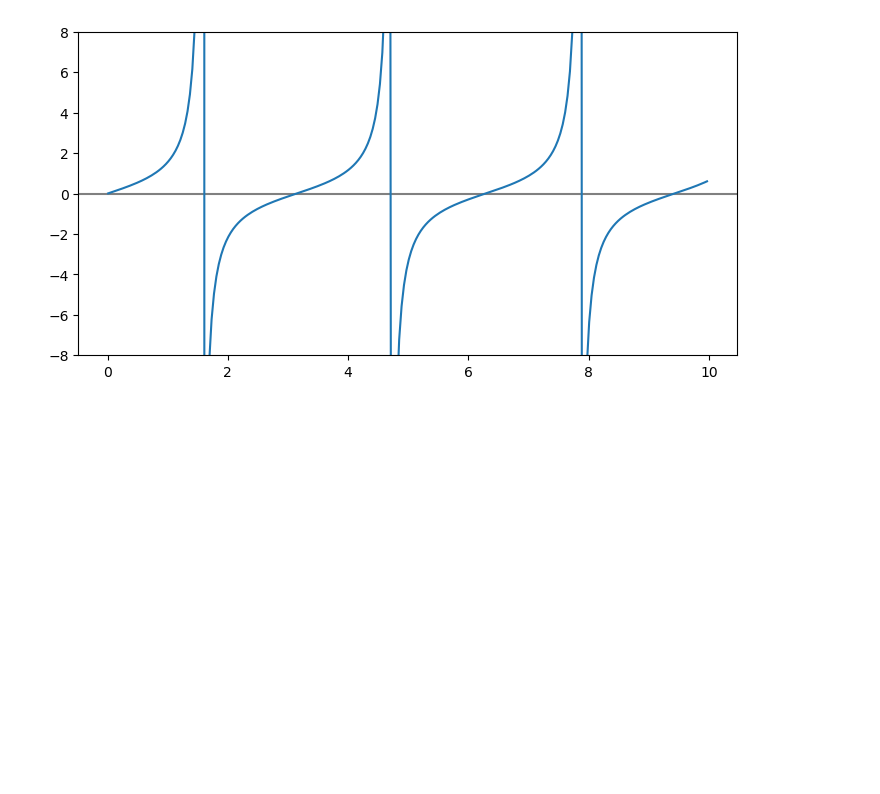
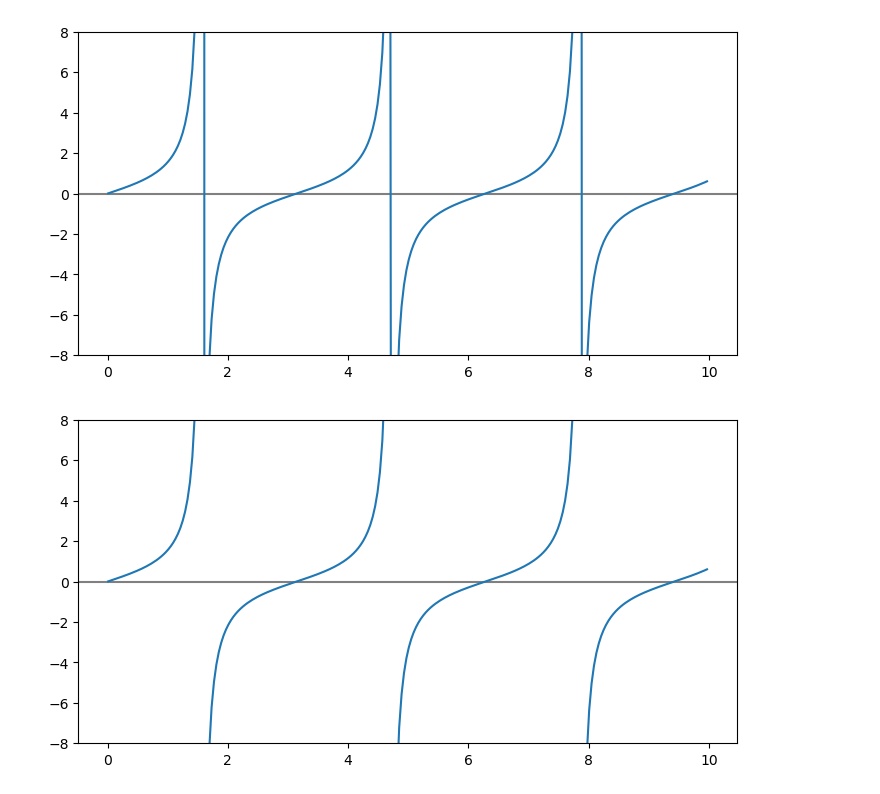
Before and after one commit to SEB91QA/Python-for-Science-Engineering, a Jupyter notebook: Section 8/Plotting.ipynb, the cells around one changed output. Drawn from its saved outputs; the diff is of its cells as text; code cells hidden in the pictures; blank space fills up the shorter version.

```diff
--- a/Section 8/Plotting.ipynb
+++ b/Section 8/Plotting.ipynb
@@ -178,3 +178,20 @@ plt.savefig("tanPlot0.pdf")
 plt.show()
 # %% [output]
 [figure]
+# %%
+import numpy as np
+import matplotlib.pyplot as plt
+
+
+theta = np.arange(0.01, 10.0, 0.04)
+ytan = np.tan(theta)
+ytanM = np.ma.masked_where(np.abs(ytan) > 20., ytan)
+
+plt.figure(figsize=(8.5, 4.2))
+plt.plot(theta, ytanM)
+plt.ylim(-8, 8)
+plt.axhline(color="gray", zorder=-1)
+plt.savefig("tanPlotMsked.pdf")
+plt.show()
+# %% [output]
+[figure, added]
```
Also changed, not shown: parts of 2 cells of this notebook, 4 other files.
